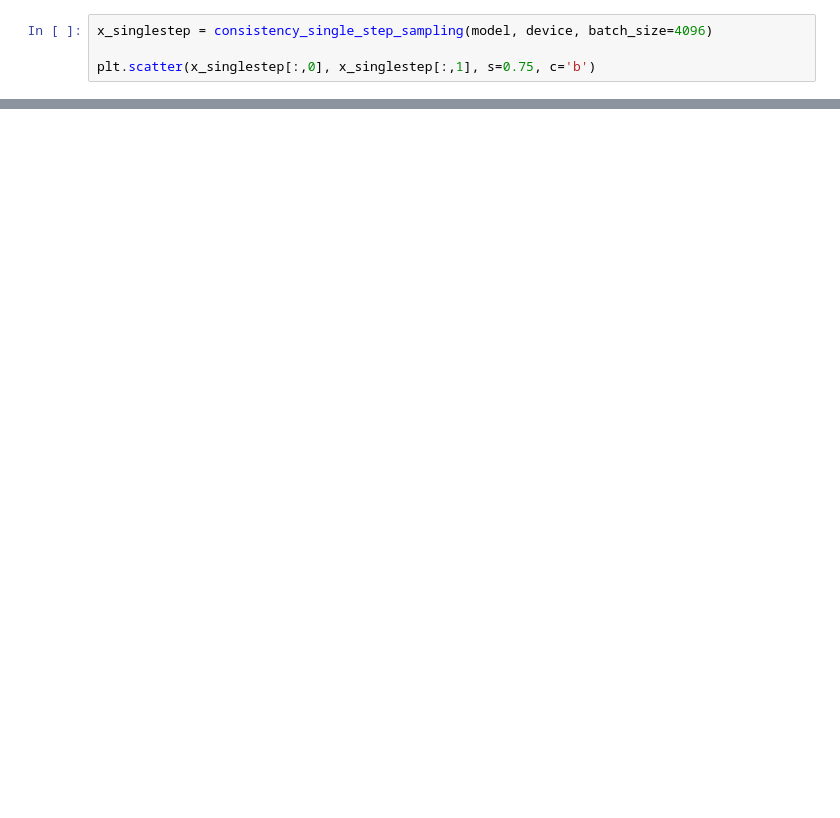
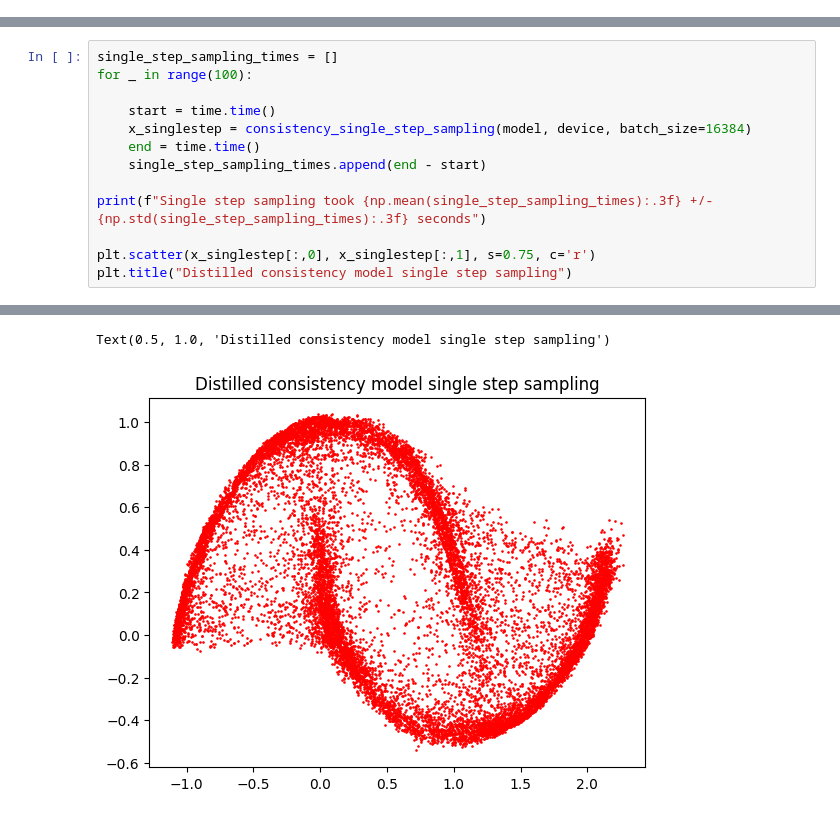
Before and after one commit to phpin57/GenModeling, a Jupyter notebook: consistency_distillation.ipynb, the cells around one changed output, grey strips where cells are left out. Cells and saved outputs as stored; diff of their text form; blank space fills up the shorter version.

```diff
--- a/consistency_distillation.ipynb
+++ b/consistency_distillation.ipynb
@@ -284,4 +288,0 @@ Epoch 300/312 - Loss: 0.0000
-# %%
-x_singlestep = consistency_single_step_sampling(model, device, batch_size=4096)
-
-plt.scatter(x_singlestep[:,0], x_singlestep[:,1], s=0.75, c='b')
@@ -302,0 +289,14 @@ for i, x in enumerate(x_multistep_sampling):
+# %%
+single_step_sampling_times = []
+for _ in range(100):
+
+    start = time.time()
+    x_singlestep = consistency_single_step_sampling(model, device, batch_size=16384)
+    end = time.time()
+    single_step_sampling_times.append(end - start)
+
+print(f"Single step sampling took {np.mean(single_step_sampling_times):.3f} +/- {np.std(single_step_sampling_times):.3f} seconds")
+
+plt.scatter(x_singlestep[:,0], x_singlestep[:,1], s=0.75, c='r')
+plt.title("Distilled consistency model single step sampling")
+# %% [output]
@@ -302,0 +304,2 @@ for i, x in enumerate(x_multistep_sampling):
+Text(0.5, 1.0, 'Distilled consistency model single step sampling')
+[figure, added]
```
Also changed, not shown: parts of 11 cells of this notebook, 3 other files.
